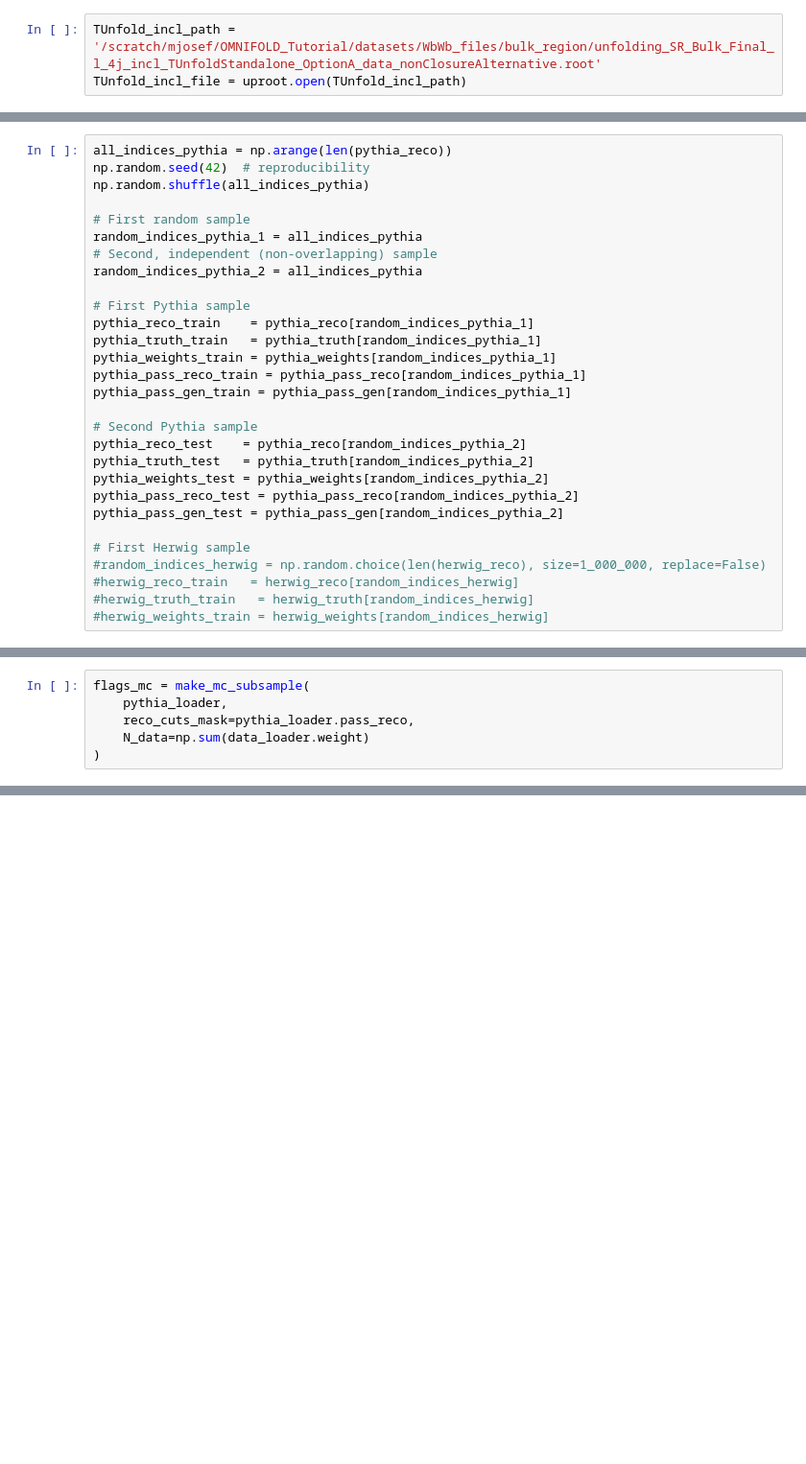
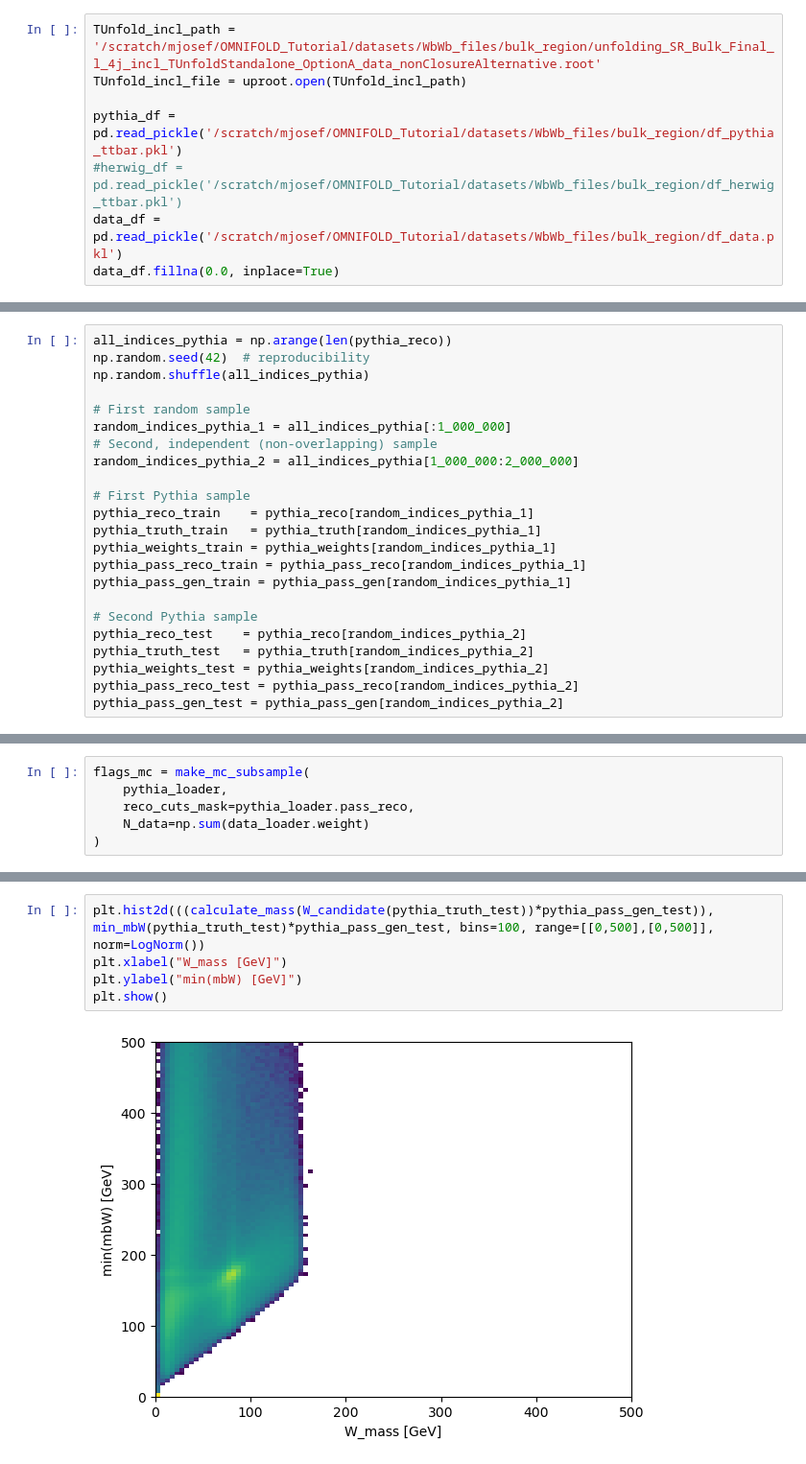
Before and after one commit to josefmurnauer/omnifold, a Jupyter notebook: Unfolding_testbook.ipynb, the cells around one changed output, grey strips where cells are left out. Shown: that part at 96% size. Drawn from its saved outputs; the diff is of its cells as text; blank space fills up the shorter version.

```diff
--- a/Unfolding_testbook.ipynb
+++ b/Unfolding_testbook.ipynb
@@ -58,4 +48,9 @@ Horovod not found, will continue with single only GPUs.
 # %%
 TUnfold_incl_path = '/scratch/mjosef/OMNIFOLD_Tutorial/datasets/WbWb_files/bulk_region/unfolding_SR_Bulk_Final_l_4j_incl_TUnfoldStandalone_OptionA_data_nonClosureAlternative.root'
 TUnfold_incl_file = uproot.open(TUnfold_incl_path)
+
+pythia_df = pd.read_pickle('/scratch/mjosef/OMNIFOLD_Tutorial/datasets/WbWb_files/bulk_region/df_pythia_ttbar.pkl')
+#herwig_df = pd.read_pickle('/scratch/mjosef/OMNIFOLD_Tutorial/datasets/WbWb_files/bulk_region/df_herwig_ttbar.pkl')
+data_df = pd.read_pickle('/scratch/mjosef/OMNIFOLD_Tutorial/datasets/WbWb_files/bulk_region/df_data.pkl')
+data_df.fillna(0.0, inplace=True)
 # %%
@@ -175,9 +179,9 @@ np.random.seed(42)  # reproducibility
 np.random.shuffle(all_indices_pythia)
 
 # First random sample
-random_indices_pythia_1 = all_indices_pythia
+random_indices_pythia_1 = all_indices_pythia[:1_000_000]
 # Second, independent (non-overlapping) sample
-random_indices_pythia_2 = all_indices_pythia
+random_indices_pythia_2 = all_indices_pythia[1_000_000:2_000_000]
 
 # First Pythia sample
 pythia_reco_train    = pythia_reco[random_indices_pythia_1]
@@ -192,9 +196,3 @@ pythia_truth_test   = pythia_truth[random_indices_pythia_2]
 pythia_weights_test = pythia_weights[random_indices_pythia_2]
 pythia_pass_reco_test = pythia_pass_reco[random_indices_pythia_2]
 pythia_pass_gen_test = pythia_pass_gen[random_indices_pythia_2]
-
-# First Herwig sample
-#random_indices_herwig = np.random.choice(len(herwig_reco), size=1_000_000, replace=False)
-#herwig_reco_train   = herwig_reco[random_indices_herwig]
-#herwig_truth_train   = herwig_truth[random_indices_herwig]
-#herwig_weights_train = herwig_weights[random_indices_herwig]
@@ -752,0 +983,7 @@ for obs_name, obs_index in observables.items():
+# %%
+plt.hist2d(((calculate_mass(W_candidate(pythia_truth_test))*pythia_pass_gen_test)), min_mbW(pythia_truth_test)*pythia_pass_gen_test, bins=100, range=[[0,500],[0,500]], norm=LogNorm())
+plt.xlabel("W_mass [GeV]")
+plt.ylabel("min(mbW) [GeV]")
+plt.show()
+# %% [output]
+[figure, added]
```
Also changed, not shown: parts of 29 cells of this notebook.
